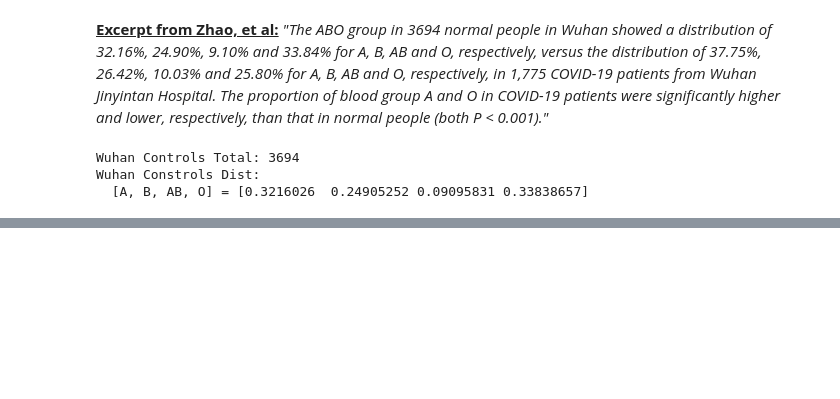
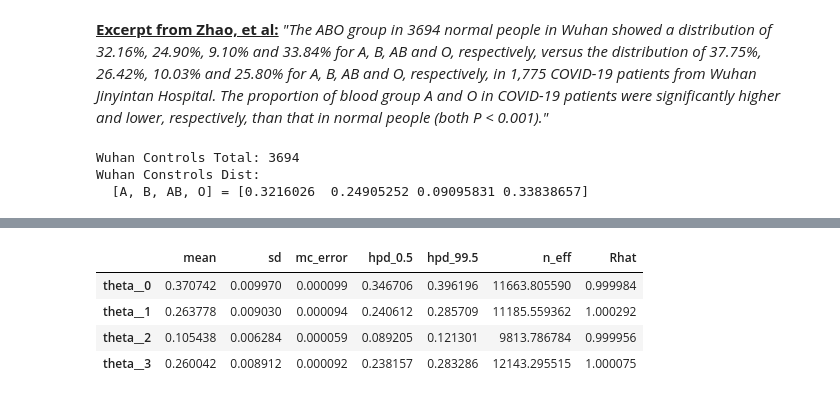
Before and after one commit to alreich/ipython-notebooks, a Jupyter notebook: covid19_and_blood_type.ipynb, the cells around one changed output, grey strips where cells are left out. Saved outputs shown, nothing was run; the diff lists cells and outputs as text; code cells hidden in the pictures; blank space fills up the shorter version.

```diff
--- a/covid19_and_blood_type.ipynb
+++ b/covid19_and_blood_type.ipynb
@@ -92,0 +88,8 @@ NUTS: [Blood Group]
+# %%
+pm.summary(trace, alpha=0.01)
+# %% [output]
+|  | mean | sd | mc_error | hpd_0.5 | hpd_99.5 | n_eff | Rhat |
+| theta__0 | 0.370742 | 0.009970 | 0.000099 | 0.346706 | 0.396196 | 11663.805590 | 0.999984 |
+| theta__1 | 0.263778 | 0.009030 | 0.000094 | 0.240612 | 0.285709 | 11185.559362 | 1.000292 |
+| theta__2 | 0.105438 | 0.006284 | 0.000059 | 0.089205 | 0.121301 | 9813.786784 | 0.999956 |
+| theta__3 | 0.260042 | 0.008912 | 0.000092 | 0.238157 | 0.283286 | 12143.295515 | 1.000075 |
```
Also changed, not shown: parts of 13 cells of this notebook, 1 other file.
